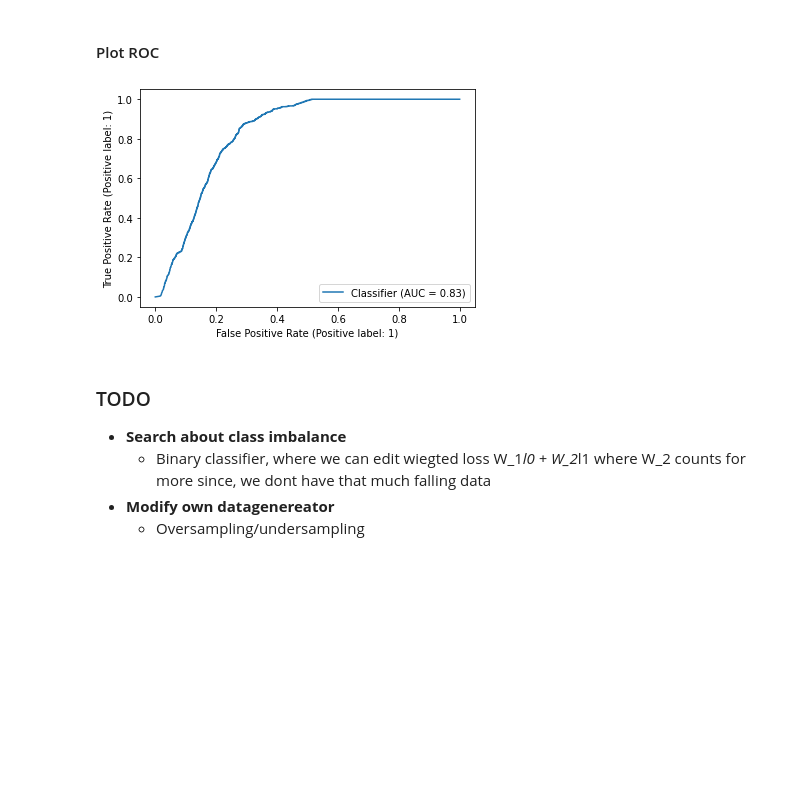
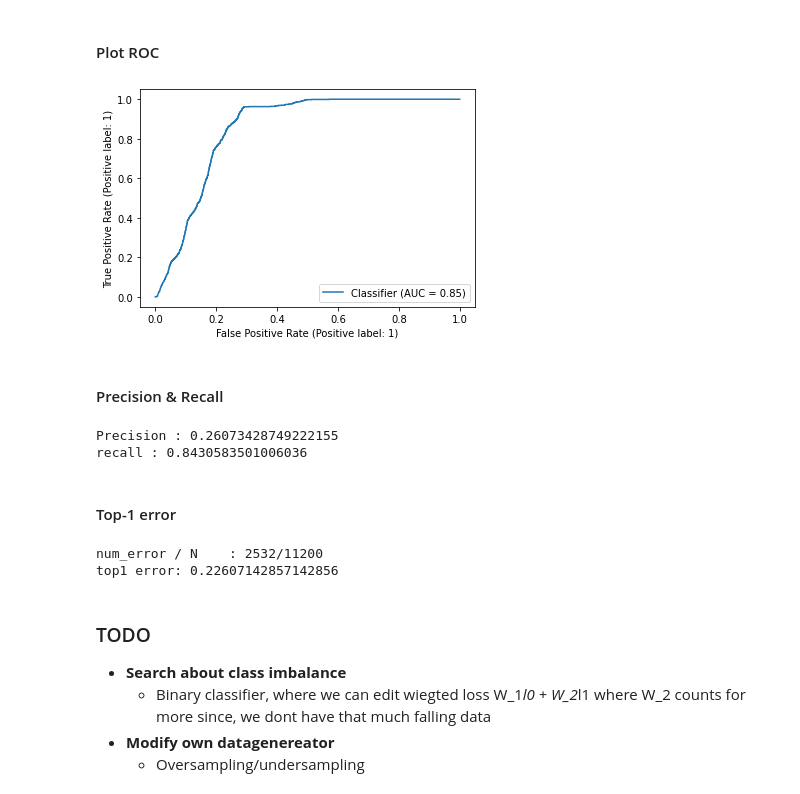
Before and after one commit to antonercool/deep-learning-exam-project, a Jupyter notebook: FallDetector.ipynb, the cells around one changed output. Drawn from its saved outputs; the diff is of its cells as text; code cells hidden in the pictures; blank space fills up the shorter version.

```diff
--- a/FallDetector.ipynb
+++ b/FallDetector.ipynb
@@ -1023,10 +1073,45 @@ true falling cases  1009
 #### Plot ROC
 # %%
 from sklearn.metrics import RocCurveDisplay
-RocCurveDisplay.from_predictions(validation_labels, test_predictions)
+RocCurveDisplay.from_predictions(validation_labels, test_predictions_transfer)
 plt.show()
 # %% [output]
-[figure, old version]
+[figure, new version]
+# %% [markdown]
+#### Precision & Recall
+# %%
+proba = 0.50
+tn, fp, fn, tp = confusion_matrix(validation_labels, test_predictions_transfer > proba).ravel()
+
+precision = tp/(tp+fp)
+recall = tp/(tp+fn)
+
+print(f"Precision : {precision}")
+print(f"recall : {recall}")
+# %% [output]
+Precision : 0.26073428749222155
+recall : 0.8430583501006036
+# %% [markdown]
+#### Top-1 error
+# %%
+# Top-1 error
+def get_top1(predictions_class,y_test_class, p):
+  N = len(predictions_class)
+  num_error = 0
+  for i in range(N):
+    if predictions_class[i] > p and y_test_class[i] == 0:
+      num_error += 1
+    if  predictions_class[i] < p and y_test_class[i] == 1:
+      num_error += 1
+  print(f"num_error / N    : {num_error}/{N}")
+  return num_error / N
+
+
+top1 = get_top1(test_predictions_transfer,validation_labels, proba)
+print('top1 error:',top1)
+# %% [output]
+num_error / N    : 2532/11200
+top1 error: 0.22607142857142856
 # %% [markdown]
 ### TODO
 * **Search about class imbalance**
```
Also changed, not shown: parts of 25 cells of this notebook.
